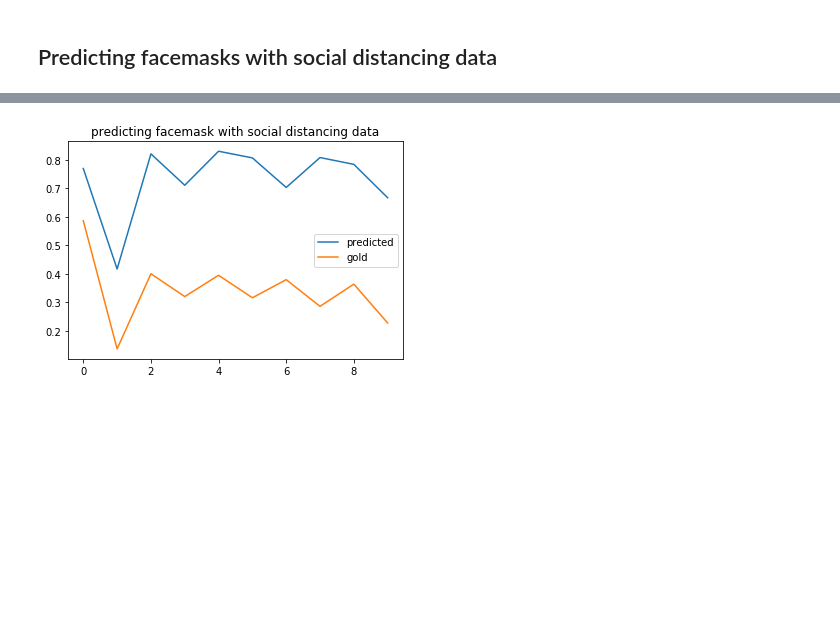
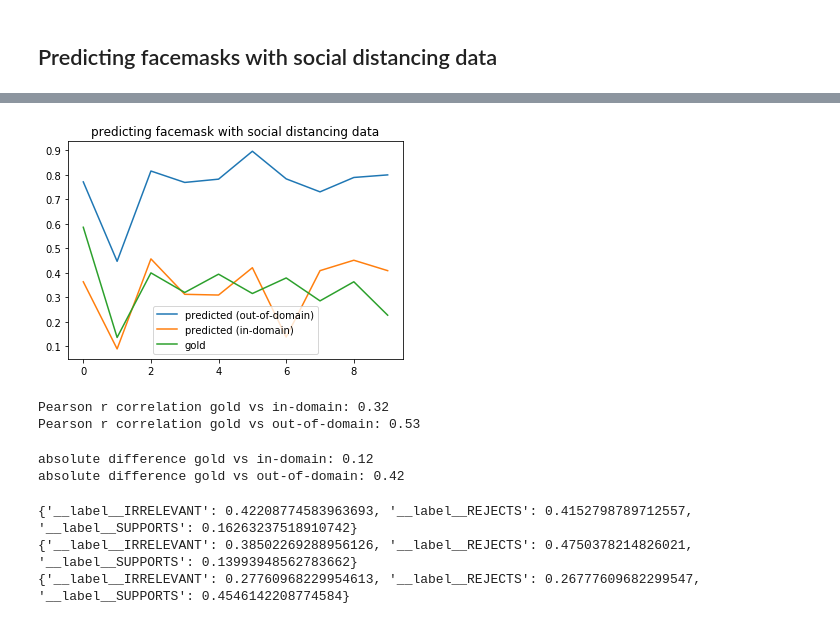
Before and after one commit to puregome/notebooks, a Jupyter notebook: domain-adaptation.ipynb, the cells around one changed output, grey strips where cells are left out. Drawn from its saved outputs; the diff is of its cells as text; code cells hidden in the pictures; blank space fills up the shorter version.

```diff
--- a/domain-adaptation.ipynb
+++ b/domain-adaptation.ipynb
@@ -283,6 +310,6 @@ def swap_labels(fasttext_data_list_in):
         fasttext_data_list_out.append(" ".join(token_list))
     return(fasttext_data_list_out)
 # %%
-predictionCountsValidation,predictionLabelsValidation,predictionCountsTest,predictionLabelsTest = \
+predictionCountsValidationFD,predictionLabelsValidationFD,predictionCountsTestFD,predictionLabelsTestFD = \
     runFasttext(fasttext_data_list_facemask, fasttext_data_list_distance, squealFlag=False, dim=300)
 # %% [output]
@@ -376,13 +469,4 @@ __label__SUPPORTS                     38                39                138
 cases: 1322; precision: 0.417; recall: 0.417; fraction: 0.256
-# %%
-predicted = []
-for i in range(0, len(predictionLabelsTest)):
-    for j in range(0, len(predictionLabelsTest[i][0])):
-        predicted.append(predictionLabelsTest[i][0][j])
-
-data_predicted = {}
-for i in range(0, len(tweet_ids_facemask)):
-    summary = str(tweet_ids_facemask[i])[0:1]
-    if summary not in data_predicted:
-        data_predicted[summary] = []
-    data_predicted[summary].append(predicted[i][0])
+# %%
+predictionCountsValidationDF,predictionLabelsValidationDF,predictionCountsTestDF,predictionLabelsTestDF = \
+    runFasttext(fasttext_data_list_distance, fasttext_data_list_facemask, squealFlag=False, dim=300, pretrainedVectors="model-2020.vec")
@@ -389,3 +490,6 @@ for i in range(0, len(tweet_ids_facemask)):
+# %%
+data_predicted_df = make_data_predicted(predictionLabelsTestDF, tweet_ids_facemask, time_factor=1)
+data_predicted_ff = make_data_predicted(predictionLabelsTestFF, tweet_ids_facemask, time_factor=1)
 # %%
 gold = []
 for tweet in fasttext_data_list_facemask:
@@ -397,14 +501,41 @@ for i in range(0, len(tweet_ids_facemask)):
     if summary not in data_gold:
         data_gold[summary] = []
     data_gold[summary].append(gold[i])
+# %%
+plot_data_predicted_df = convert(data_predicted_df)
+plot_data_predicted_ff = convert(data_predicted_ff)
+plot_data_gold = convert(data_gold)
+
+x_gold = [x[0] for x in plot_data_gold]
+y_gold = [x[1] for x in plot_data_gold]
+x_df = [x[0] for x in plot_data_predicted_df]
+y_df = [x[1] for x in plot_data_predicted_df]
+x_ff = [x[0] for x in plot_data_predicted_ff]
+y_ff = [x[1] for x in plot_data_predicted_ff]
+plt.plot(x_df, y_df, label="predicted (out-of-domain)")
+plt.plot(x_ff, y_ff, label="predicted (in-domain)")
+plt.plot(x_gold, y_gold, label="gold")
+plt.legend()
+plt.title("predicting facemask with social distancing data")
+plt.savefig("distancing-facemask.png")
+plt.show()
+# %% [output]
+[figure, added]
 # %%
-plot_data_predicted = convert(data_predicted)
-plot_data_gold = convert(data_gold)
-
-plt.plot([x[0] for x in plot_data_predicted], [x[1] for x in plot_data_predicted], label="predicted")
-plt.plot([x[0] for x in plot_data_gold], [x[1] for x in plot_data_gold], label="gold")
-plt.legend()
-plt.title("predicting facemask with social distancing data")
-plt.show()
+plot_data_predicted_df_dict = { x[0]:x[1] for x in plot_data_predicted_df }
+plot_data_predicted_ff_dict = { x[0]:x[1] for x in plot_data_predicted_ff }
+plot_data_gold_dict = { x[0]:x[1] for x in plot_data_gold }
-# %% [output]
-[figure, removed]
+# %%
+values_ff, values_gold_ff = get_common_key_values(plot_data_predicted_ff_dict, plot_data_gold_dict)
+print("Pearson r correlation gold vs in-domain:", round(scipy.stats.linregress(np.array(values_gold_ff), np.array(values_ff)).rvalue, 2))
+values_df, values_gold_df = get_common_key_values(plot_data_predicted_df_dict, plot_data_gold_dict)
+print("Pearson r correlation gold vs out-of-domain:", round(scipy.stats.linregress(np.array(values_gold_df), np.array(values_df)).rvalue, 2))
+# %% [output]
+Pearson r correlation gold vs in-domain: 0.32
+Pearson r correlation gold vs out-of-domain: 0.53
+# %%
+print("absolute difference gold vs in-domain:", round(absolute_difference(values_gold_ff, values_ff), 2))
+print("absolute difference gold vs out-of-domain:", round(absolute_difference(values_gold_df, values_df),2))
+# %% [output]
+absolute difference gold vs in-domain: 0.12
+absolute difference gold vs out-of-domain: 0.42
@@ -410,0 +553,8 @@ plt.show()
+# %%
+print(get_freqs(gold))
+print(get_freqs([y[0] for x in predictionLabelsTestFF for y in x[0]]))
+print(get_freqs([y[0] for x in predictionLabelsTestDF for y in x[0]]))
+# %% [output]
+{'__label__IRRELEVANT': 0.42208774583963693, '__label__REJECTS': 0.4152798789712557, '__label__SUPPORTS': 0.16263237518910742}
+{'__label__IRRELEVANT': 0.38502269288956126, '__label__REJECTS': 0.4750378214826021, '__label__SUPPORTS': 0.13993948562783662}
+{'__label__IRRELEVANT': 0.27760968229954613, '__label__REJECTS': 0.26777609682299547, '__label__SUPPORTS': 0.4546142208774584}
```
Also changed, not shown: parts of 27 cells of this notebook.
